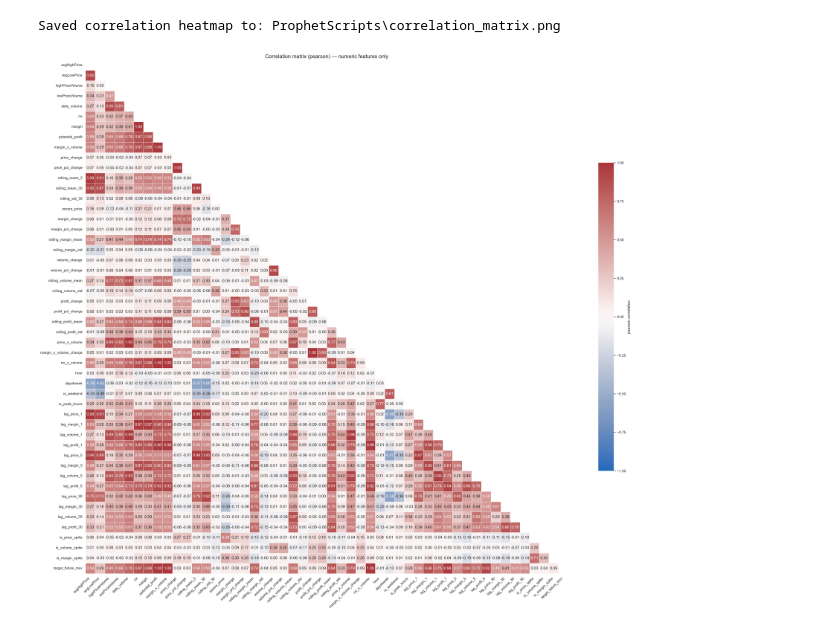
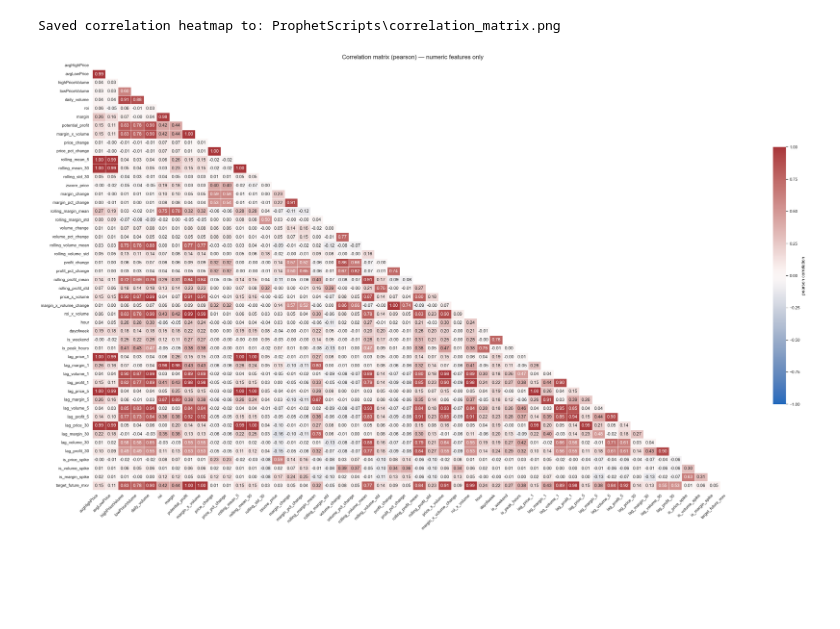
Before and after one commit to bartflk/osrs-exchange-flip-project, a Jupyter notebook: ProphetScripts/prophet.ipynb, the cells around one changed output. Saved outputs shown, nothing was run; the diff lists cells and outputs as text; code cells hidden in the pictures; blank space fills up the shorter version.

```diff
--- a/ProphetScripts/prophet.ipynb
+++ b/ProphetScripts/prophet.ipynb
@@ -8,9 +8,11 @@ data_dir = root / "data"
 if not data_dir.exists():
     data_dir = root.parent / "data"
 
+
+
 csv_files = {
     "chaos_rune_562_1year_daily": data_dir / "chaos_rune_562_1year_daily.csv",
-    "chaos_rune_562_lastweek_minute": data_dir / "chaos_rune_562_lastweek_minute.csv",
+    "chaos_rune_12929_lastweek_minute": data_dir / "chaos_rune_12929_lastweek_minute.csv",
     "item_562_last_24_hours": data_dir / "item_562_last_24_hours.csv",
 }
 
@@ -70,7 +72,7 @@ import numpy as np
 # ---------------------------------------------------------
 # LOAD DATA CORRECTLY
 # ---------------------------------------------------------
-df = frames["chaos_rune_562_lastweek_minute"].copy()
+df = frames["chaos_rune_12929_lastweek_minute"].copy()
 
 # ds is already ISO8601 with timezone → convert safely
 df["ds"] = pd.to_datetime(df["ds"], errors="coerce")
@@ -176,13 +178,9 @@ df['ds'] = pd.to_datetime(df['ds']).dt.tz_localize(None)
 # DROP NA FROM ROLLING/LAGS
 # ---------------------------------------------------------
 df = df.dropna()
+pd.set_option("display.max_columns", None)
 print(df.columns.tolist())
 df.head()
-
-
-
-pd.set_option("display.max_columns", None)
-df.head()
 # %% [output]
 ['ds', 'avgHighPrice', 'avgLowPrice', 'highPriceVolume', 'lowPriceVolume', 'daily_volume', 'roi', 'margin', 'potential_profit', 'margin_x_volume', 'price_change', 'price_pct_change', 'rolling_mean_5', ...
 |  | ds | avgHighPrice | avgLowPrice | highPriceVolume | lowPriceVolume | daily_volume | roi | margin | ... |
@@ -204,7 +202,7 @@ import seaborn as sns
 # --- Settings you can change ---
 corr_method = 'pearson'   # 'pearson', 'spearman', or 'kendall'
 annot = True              # show correlation numbers on the heatmap
-figsize = (28, 24)
+figsize = (32, 18)
 cmap = "vlag"             # diverging colormap
 save_dir = "ProphetScripts"
 save_name = "correlation_matrix.png"
@@ -233,31 +231,31 @@ mask = np.triu(np.ones_like(corr, dtype=bool))
 
 plt.figure(figsize=figsize)
 sns.set(style="white")
 sns.heatmap(
     corr,
     mask=mask,
     cmap=cmap,
     vmax=1.0,
     vmin=-1.0,
     center=0,
     annot=annot,
     fmt=".2f",
     square=False,
     linewidths=0.5,
     cbar_kws={"shrink": 0.6, "label": f"{corr_method} correlation"}
 )
 plt.title(f"Correlation matrix ({corr_method}) — numeric features only", fontsize=16)
 plt.xticks(rotation=45, ha='right')
 plt.yticks(rotation=0)
 plt.tight_layout()
 
 # --- Save figure ---
 os.makedirs(save_dir, exist_ok=True)
 out_path = os.path.join(save_dir, save_name)
 plt.savefig(out_path, dpi=200, bbox_inches='tight')
 print("Saved correlation heatmap to:", out_path)
 
 plt.show()
 # %% [output]
 Saved correlation heatmap to: ProphetScripts\correlation_matrix.png
-[figure, old version]
+[figure, new version]
```
Also changed, not shown: parts of 14 cells of this notebook, 17 other files.
